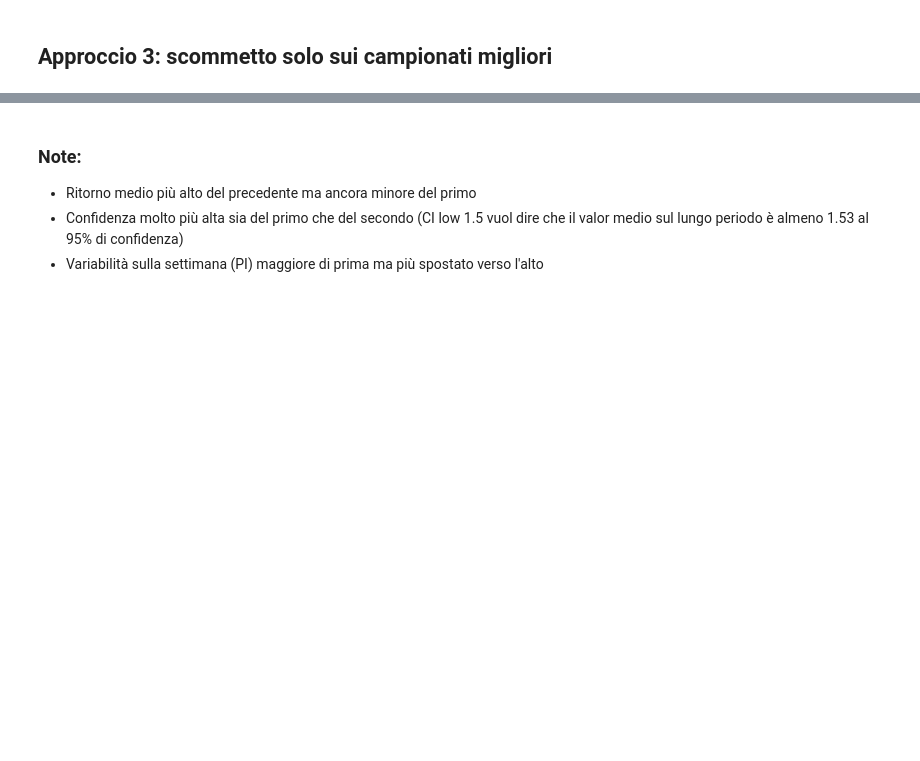
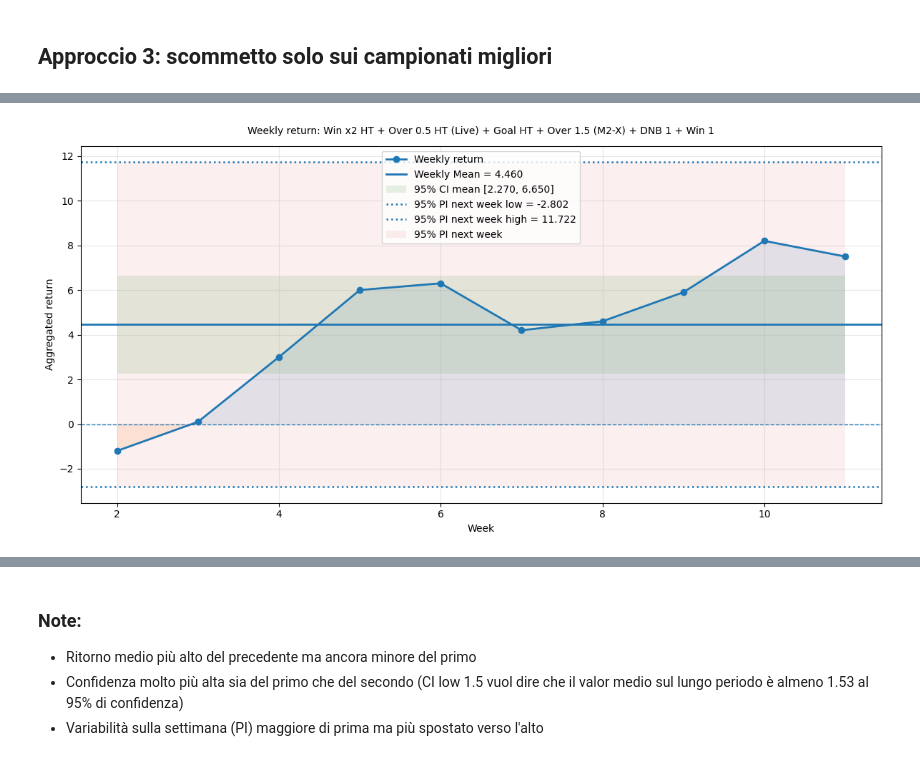
Before and after one commit to NickOLeeney/bet-master-analytics, a Jupyter notebook: src/strategies/analysis.ipynb, the cells around one changed output, grey strips where cells are left out. Cells and saved outputs as stored; diff of their text form; code cells hidden in the pictures; blank space fills up the shorter version.

```diff
--- a/src/strategies/analysis.ipynb
+++ b/src/strategies/analysis.ipynb
@@ -82,0 +109,4 @@ weekly_return, stats = analyze_strategies(df, strategies=best_strategies, league
+# %%
+weekly_return, stats_2 = analyze_strategies(df, strategies=best_strategies, leagues=league_list, print_pi=True)
+# %% [output]
+[figure, added]
```
Also changed, not shown: parts of 16 cells of this notebook, 1 other file.
